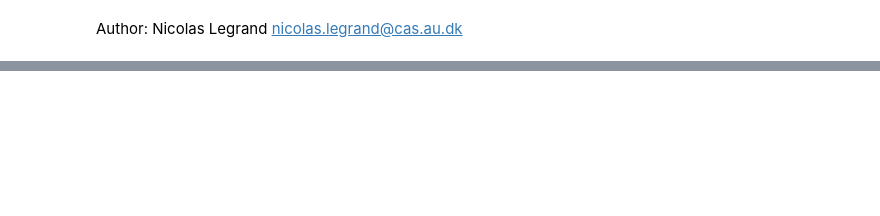
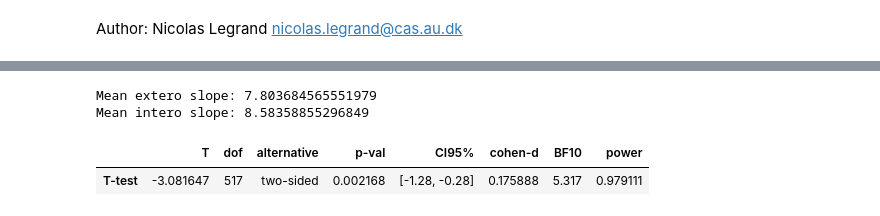
Before and after one commit to LegrandNico/ComputationalCardioception, a Jupyter notebook: code/notebooks/Figure_2_cardiac_beliefs.ipynb, the cells around one changed output, grey strips where cells are left out. Saved outputs shown, nothing was run; the diff lists cells and outputs as text; code cells hidden in the pictures; blank space fills up the shorter version.

```diff
--- a/code/notebooks/Figure_2_cardiac_beliefs.ipynb
+++ b/code/notebooks/Figure_2_cardiac_beliefs.ipynb
@@ -177,0 +195,13 @@ plt.savefig(Path().cwd().parent.parent / "figures" / "figure_2_boxplots.svg")
+# %%
+print(f"Mean extero slope: {standard_model_df.extero_slope.mean()}")
+print(f"Mean intero slope: {standard_model_df.intero_slope.mean()}")
+pg.ttest(
+    x=standard_model_df.extero_slope.to_numpy(),
+    y=standard_model_df.intero_slope.to_numpy(),
+    paired=True,
+)
+# %% [output]
+Mean extero slope: 7.803684565551979
+Mean intero slope: 8.58358855296849
+|  | T | dof | alternative | p-val | CI95% | cohen-d | BF10 | power |
+| T-test | -3.081647 | 517 | two-sided | 0.002168 | [-1.28, -0.28] | 0.175888 | 5.317 | 0.979111 |
```
Also changed, not shown: parts of 7 cells of this notebook, 24 other files.
